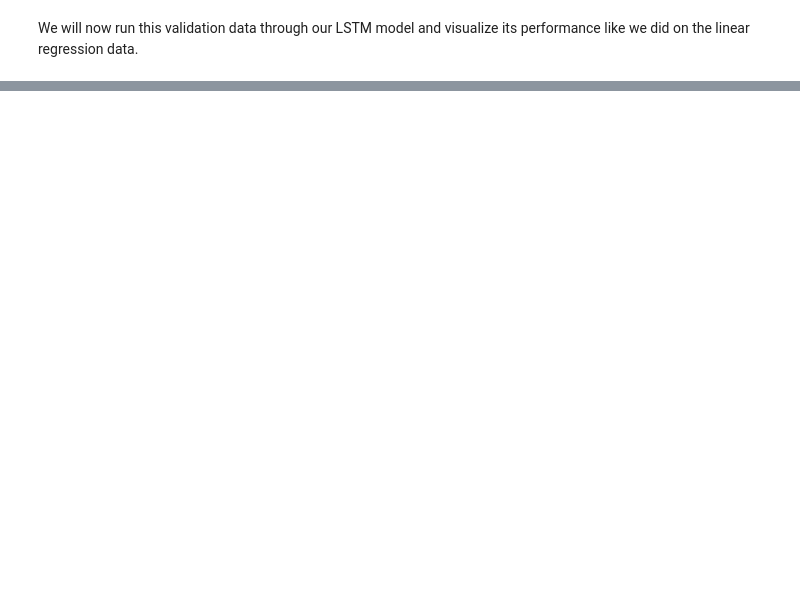
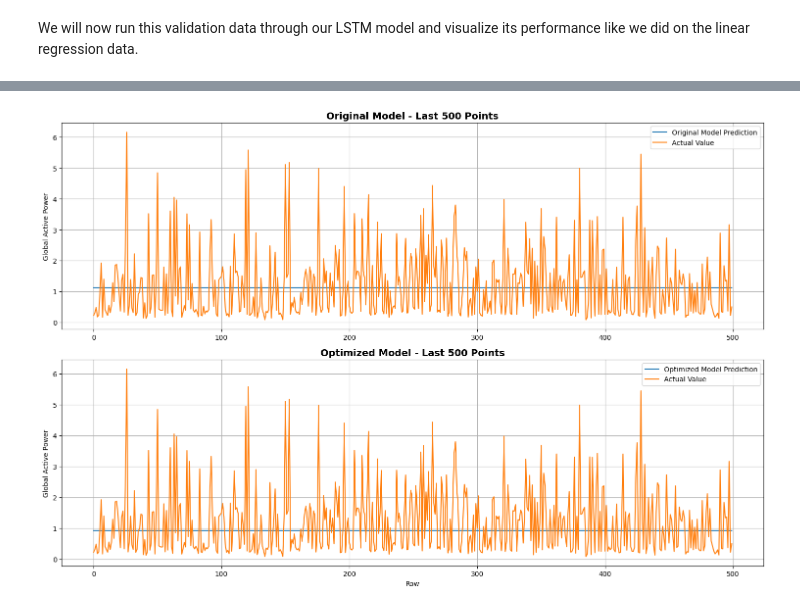
Before and after one commit to vedpd/aai-iot-lstm, a Jupyter notebook: LSTM Regression Assignment.ipynb, the cells around one changed output, grey strips where cells are left out. Cells and saved outputs as stored; diff of their text form; code cells hidden in the pictures; blank space fills up the shorter version.

```diff
--- a/LSTM Regression Assignment.ipynb
+++ b/LSTM Regression Assignment.ipynb
@@ -273,11 +276,22 @@ val_arrays = []
 val_labs = []
 
 #create list of GAP readings starting with a minimum of two readings
+for i in range(len(val_df) - ph):
+    if i < 2:  # Start with minimum 2 readings
+        seq_len = i + 1
+    else:
+        seq_len = min(seq_length, i + 1)
 
+    start_idx = max(0, i - seq_len + 1)
+    val_arrays.append(val_df[feat_cols].iloc[start_idx:i+1].values)
+    val_labs.append(val_df[feat_cols].iloc[i+ph].values[0])
 
 # use the pad_sequences function on your input sequences
 # remember that we will later want our datatype to be np.float32
-val_arrays =
+val_arrays =  pad_sequences(val_arrays, maxlen=seq_length, dtype='float32', padding='pre', truncating='pre')
 
 #convert labels to numpy arrays and floats to appease keras/tensorflow
 val_labs = np.array(val_labs, dtype = object).astype(np.float32)
+
+print(f"Validation arrays shape: {val_arrays.shape}")
+print(f"Validation labels shape: {val_labs.shape}")
@@ -340,0 +502,64 @@ A:
+# %%
+# show me how one or two of your different models perform
+# using the code from the "Validating our model" section above
+
+# Create validation sequences for optimized model
+val_arrays_opt = []
+val_labs_opt = []
+
+for i in range(len(val_df) - ph):
+    if i < 2:
+        seq_len = i + 1
+    else:
+        seq_len = min(seq_length, i + 1)
+
+    start_idx = max(0, i - seq_len + 1)
+    val_arrays_opt.append(val_df[feat_cols_optimized].iloc[start_idx:i+1].values)
+    val_labs_opt.append(val_df[feat_cols_optimized].iloc[i+ph].values[0])
+
+val_arrays_opt = pad_sequences(val_arrays_opt, maxlen=seq_length, dtype='float32', padding='pre', truncating='pre')
+val_labs_opt = np.array(val_labs_opt, dtype = object).astype(np.float32)
+
+print(f"Optimized validation arrays shape: {val_arrays_opt.shape}")
+print(f"Optimized validation labels shape: {val_labs_opt.shape}")
+
+# Evaluate original model
+print("\n=== Original Model Performance ===")
+scores_test_orig = model.evaluate(val_arrays, val_labs, verbose=0)
+print(f'Original Model MSE: {scores_test_orig[1]:.6f}')
+
+# Evaluate optimized model
+print("\n=== Optimized Model Performance ===")
+scores_test_opt = model_opt.evaluate(val_arrays_opt, val_labs_opt, verbose=0)
+print(f'Optimized Model MSE: {scores_test_opt[1]:.6f}')
+
+# Compare predictions
+y_pred_orig = model.predict(val_arrays, verbose=0)
+y_pred_opt = model_opt.predict(val_arrays_opt, verbose=0)
+
+# Plot comparison
+fig_compare = plt.figure(figsize=(15, 10))
+
+# Original model
+plt.subplot(2, 1, 1)
+plt.plot(y_pred_orig[-500:], label='Original Model Prediction')
+plt.plot(val_labs[-500:], label='Actual Value')
+plt.title('Original Model - Last 500 Points', fontsize=14, fontweight='bold')
+plt.ylabel('Global Active Power')
+plt.legend()
+plt.grid(True)
+
+# Optimized model
+plt.subplot(2, 1, 2)
+plt.plot(y_pred_opt[-500:], label='Optimized Model Prediction')
+plt.plot(val_labs_opt[-500:], label='Actual Value')
+plt.title('Optimized Model - Last 500 Points', fontsize=14, fontweight='bold')
+plt.ylabel('Global Active Power')
+plt.xlabel('Row')
+plt.legend()
+plt.grid(True)
+
+plt.tight_layout()
+plt.show()
+fig_compare.savefig("model_comparison.png")
+# %% [output]
@@ -340,0 +574 @@ A:
+[figure, added]
```
Also changed, not shown: parts of 14 cells of this notebook.
